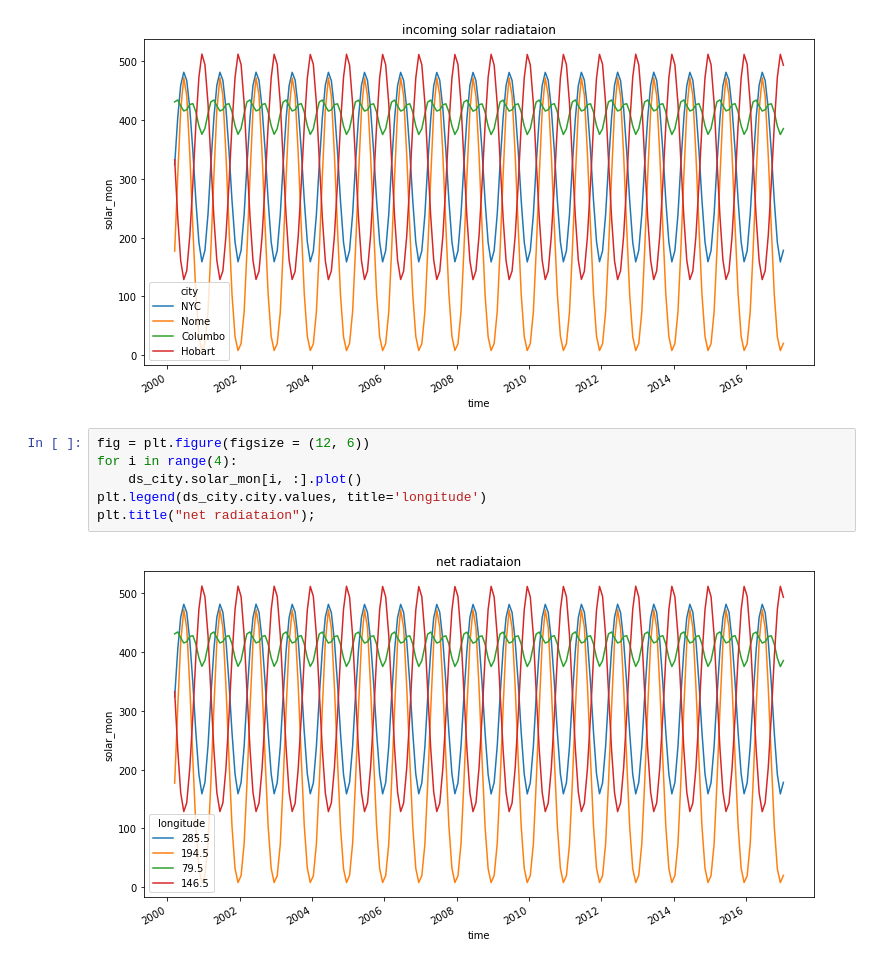
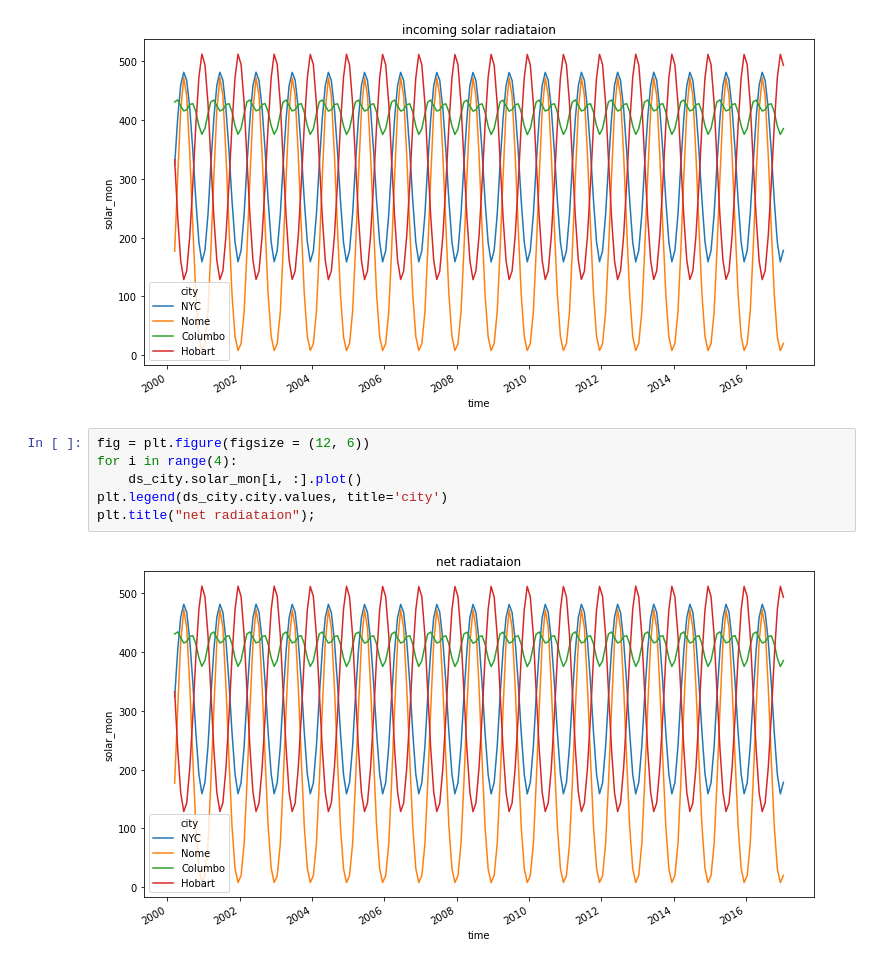
Before and after one commit to hyun-joo-lee/rces-assignments, a Jupyter notebook: basic_xarray.ipynb, the cells around one changed output. Cells and saved outputs as stored; diff of their text form.

Commit message:
edit city coordinate

```diff
--- a/basic_xarray.ipynb
+++ b/basic_xarray.ipynb
@@ -326,8 +326,8 @@ plt.title("incoming solar radiataion");
 # %%
 fig = plt.figure(figsize = (12, 6))
 for i in range(4):
     ds_city.solar_mon[i, :].plot()
-plt.legend(ds_city.city.values, title='longitude')
+plt.legend(ds_city.city.values, title='city')
 plt.title("net radiataion");
 # %% [output]
-[figure, old version]
+[figure, new version]
```
